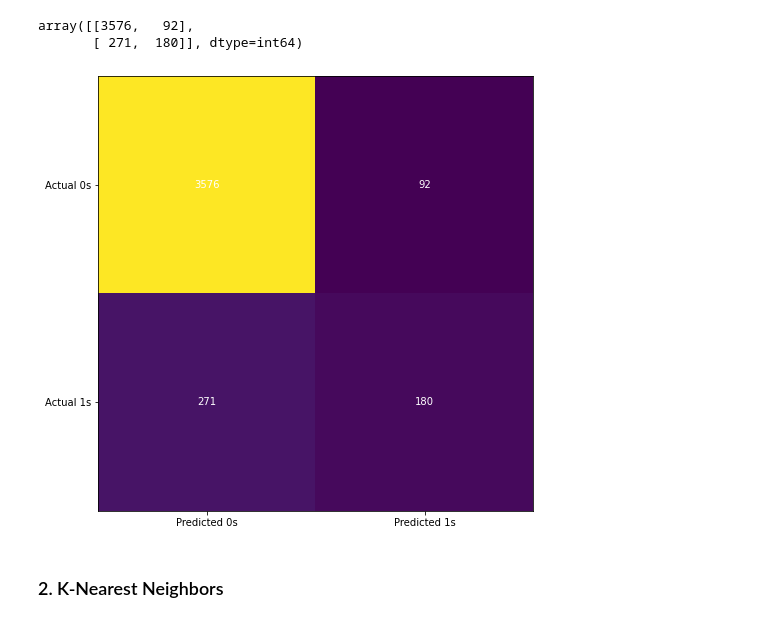
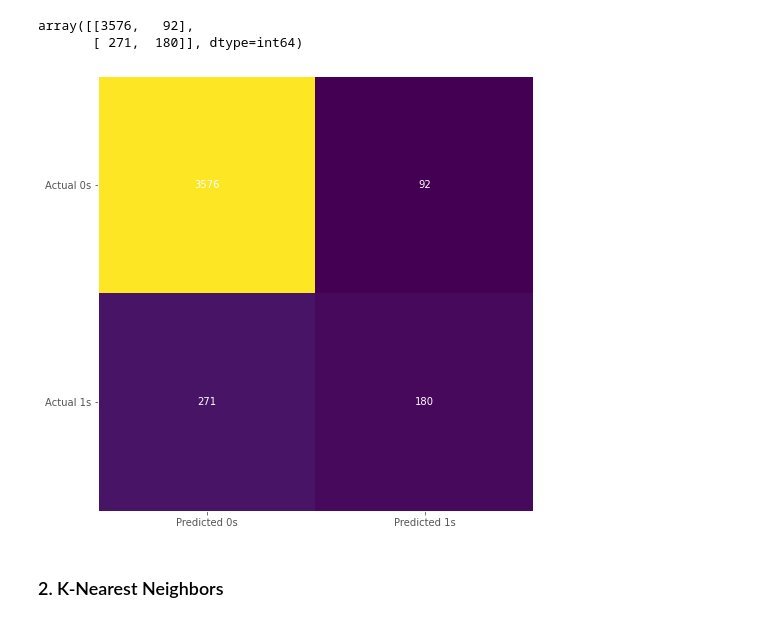
Before and after one commit to wanwhasonia/PYTN_Assgn_3_7, a Jupyter notebook: PYTN_Assign_3_7_WanwhaSoniaPutriArthaS.ipynb, the cells around one changed output. Saved outputs shown, nothing was run; the diff lists cells and outputs as text; code cells hidden in the pictures.

```diff
--- a/PYTN_Assign_3_7_WanwhaSoniaPutriArthaS.ipynb
+++ b/PYTN_Assign_3_7_WanwhaSoniaPutriArthaS.ipynb
@@ -14,13 +14,23 @@ import pandas as pd
 import matplotlib.pyplot as plt
 import seaborn as sns
 import warnings
+import sklearn
 
-from sklearn import tree
+import io
+from io import StringIO
+import string
+import pandas as pd
+from collections import Counter
+
+import sklearn.tree as tree
+import pydotplus
+from IPython.display import Image
 from sklearn import preprocessing
 from sklearn.model_selection import GridSearchCV
 from sklearn.preprocessing import StandardScaler
 from sklearn import metrics
 
+from sklearn import linear_model
 from sklearn.linear_model import LogisticRegression
 from sklearn.metrics import classification_report, confusion_matrix
 from sklearn.neighbors import KNeighborsClassifier
@@ -29,6 +39,26 @@ from sklearn.tree import DecisionTreeClassifier
 from sklearn.ensemble import RandomForestClassifier
 from sklearn.naive_bayes import GaussianNB
 from sklearn.metrics import plot_confusion_matrix
+
+try:
+    from StringIO import StringIO
+except ImportError:
+    from io import StringIO
+
+from pydotplus import graph_from_dot_data
+import pydotplus
+from PIL import Image
+
+from six import StringIO
+from IPython.display import display, Image
+import sklearn.tree as tree
+import pydotplus
+from PIL import Image
+from io import BytesIO
+from sklearn.tree import export_graphviz
+from sklearn import tree
+
+plt.style.use("ggplot")
 # %% [markdown]
 ## Load the Data
 # %% [markdown]
@@ -318,18 +370,19 @@ array([[3576,   92],
 # %%
 cm = confusion_matrix(y_test, y_predict)
 
 fig, ax= plt.subplots(figsize=(8,8))
 ax.imshow(cm)
 ax.grid(False)
 ax.xaxis.set(ticks=(0, 1), ticklabels=('Predicted 0s', 'Predicted 1s'))
 ax.yaxis.set(ticks=(0, 1), ticklabels=('Actual 0s', 'Actual 1s'))
 ax.set_ylim(1.5, -0.5)
 for i in range(2):
     for j in range(2):
         ax.text(j, i, cm[i, j], ha='center', va='center', color='white')
+plt.style.use('fivethirtyeight')
 plt.show()
 # %% [output]
-[figure, old version]
+[figure, new version]
 # %% [markdown]
 ### 2. K-Nearest Neighbors
 # %%
```
Also changed, not shown: parts of 29 cells of this notebook, 2 other files.
